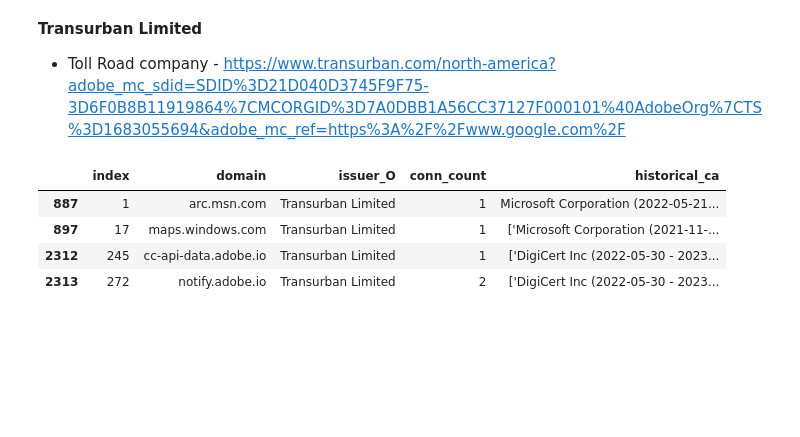
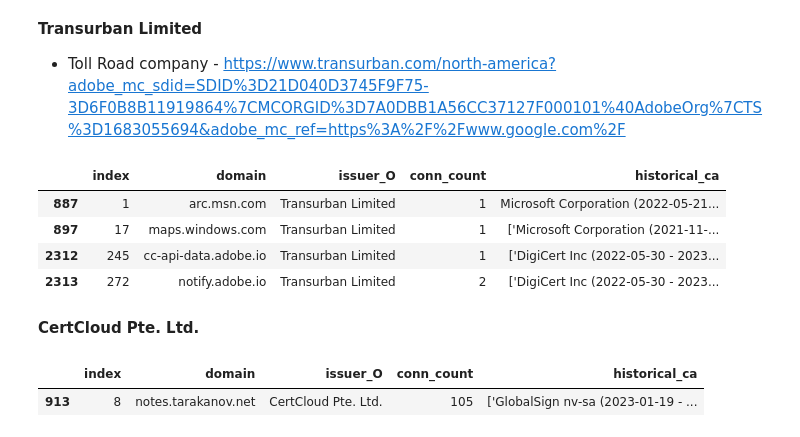
Before and after one commit to kdu2030/ssl_interception, a Jupyter notebook: notebooks/analysis_notebooks/June 2022.ipynb, the cells around one changed output. Saved outputs shown, nothing was run; the diff lists cells and outputs as text; code cells hidden in the pictures; blank space fills up the shorter version.

```diff
--- a/notebooks/analysis_notebooks/June 2022.ipynb
+++ b/notebooks/analysis_notebooks/June 2022.ipynb
@@ -239,3 +235,10 @@ df[df["issuer_O"] == "Transurban Limited"]
 | 897 | 17 | maps.windows.com | Transurban Limited | 1 | ['Microsoft Corporation (2021-11-... |
 | 2312 | 245 | cc-api-data.adobe.io | Transurban Limited | 1 | ['DigiCert Inc (2022-05-30 - 2023... |
 | 2313 | 272 | notify.adobe.io | Transurban Limited | 2 | ['DigiCert Inc (2022-05-30 - 2023... |
+# %% [markdown]
+**CertCloud Pte. Ltd.**
+# %%
+df[df["issuer_O"] == "CertCloud Pte. Ltd."]
+# %% [output]
+|  | index | domain | issuer_O | conn_count | historical_ca |
+| 913 | 8 | notes.tarakanov.net | CertCloud Pte. Ltd. | 105 | ['GlobalSign nv-sa (2023-01-19 - ... |
```
Also changed, not shown: parts of 43 cells of this notebook, 22 other files.
